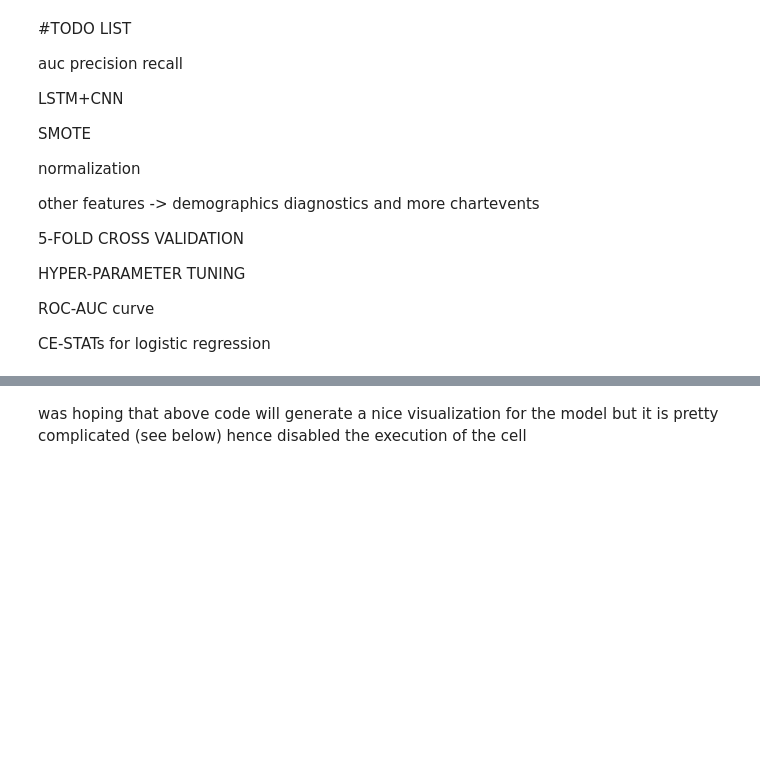
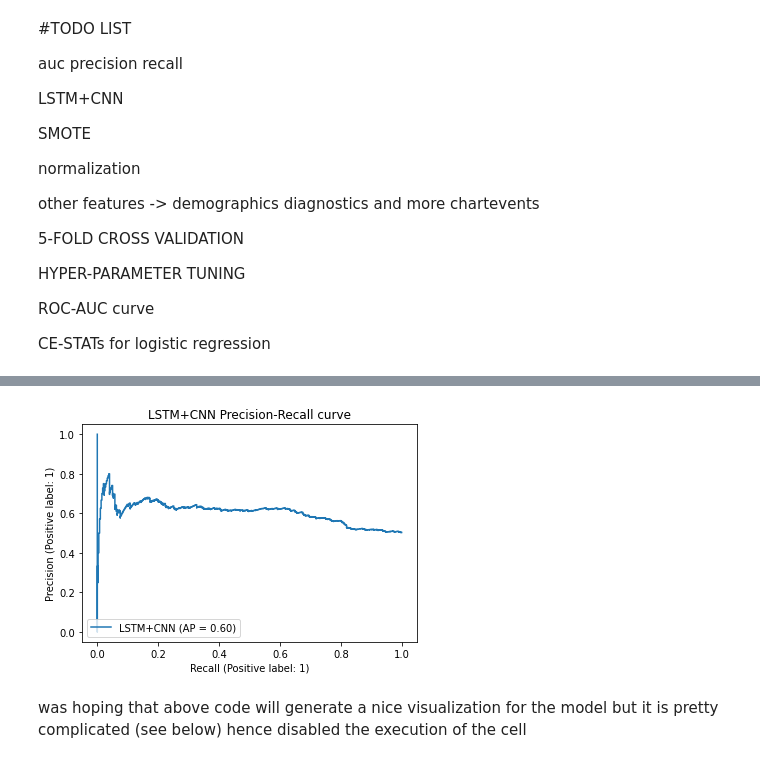
Before and after one commit to kayserim/prj_id, a Jupyter notebook: train_and_evaluate.ipynb, the cells around one changed output, grey strips where cells are left out. Saved outputs shown, nothing was run; the diff lists cells and outputs as text; code cells hidden in the pictures; blank space fills up the shorter version.

```diff
--- a/train_and_evaluate.ipynb
+++ b/train_and_evaluate.ipynb
@@ -54,3 +71,14 @@ HOURS_LIMIT = 48
+# %%
+def plot_precision_recall(y_t: list, y_p: list, name: str):
+  '''This function displays AUC and a ROC curve.
+
+  Params:
+    y_t: actual y data
+    y_p: probability of class 1 vector
+    name: name of estimator
+  '''
+  display = PrecisionRecallDisplay.from_predictions(y_t, y_p, name = name)
+  _ = display.ax_.set_title("{} Precision-Recall curve".format(name))
 # %%
 # mostly taken from trainseizure.py
 device = torch.device("cuda" if USE_CUDA and torch.cuda.is_available() else "cpu")
@@ -123,3 +157,7 @@ test accuracy is: 81.05906324522559
+# %%
+plot_precision_recall(y_true, y_prob, 'LSTM+CNN')
+# %% [output]
+[figure, added]
 # %%
 # was hoping that this code will generate a nice visualization for the model but it is pretty complicated (see below) hence disabled the execution of the cell
 #!pip install wandb -Uq
```
Also changed, not shown: parts of 5 cells of this notebook.
